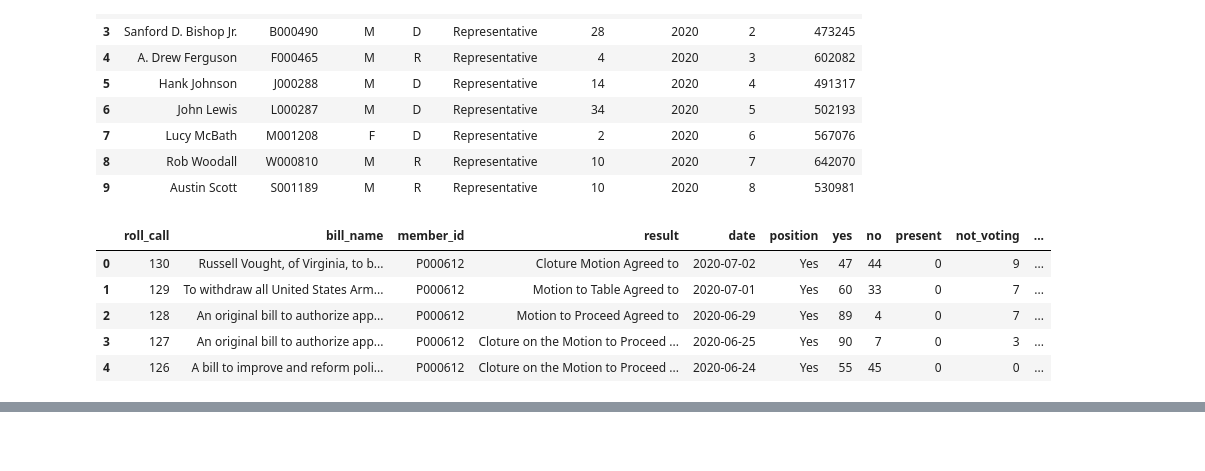
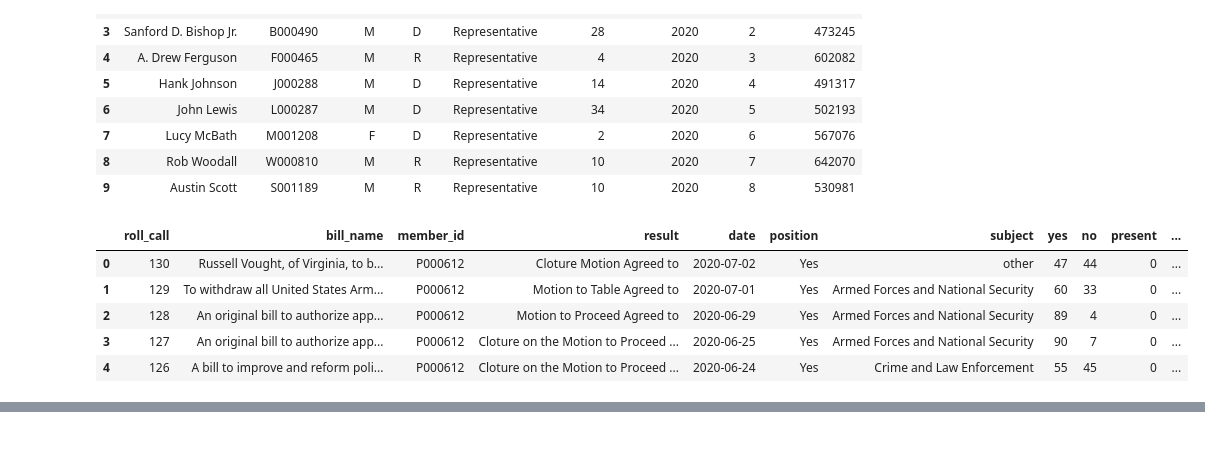
Before and after one commit to niccc/Analyzing-Congress-Voting-Records, a Jupyter notebook: project2.ipynb, the cells around one changed output, grey strips where cells are left out. Saved outputs shown, nothing was run; the diff lists cells and outputs as text; code cells hidden in the pictures.

```diff
--- a/project2.ipynb
+++ b/project2.ipynb
@@ -111,21 +112,23 @@ for item in congress_df["member_id"]:
         votes_dict["position"].append(item["position"])
 # %%
 #create dataframe from dictionary
-votes_df = pd.DataFrame(votes_dict)
+ votes_df = pd.DataFrame(votes_dict)
 
-#NOTES: bill_info and total_votes columns are dictionaries. Havent figured out how we want to sort that data yet
-#       roll_call seems to be the instance of voting, with some bills having been voted on multiple times. Need to look into further
-#votes_df.info()
-#print(votes_df["bill_info"][2])
+ #NOTES: bill_info and total_votes columns are dictionaries. Havent figured out how we want to sort that data yet
+ #       roll_call seems to be the instance of voting, with some bills having been voted on multiple times. Need to look into further
+ #votes_df.info()
+ #print(votes_df["bill_info"][2])
 
-votes_df = pd.concat([votes_df.drop(['total_votes'], axis=1), votes_df['total_votes'].apply(pd.Series)], axis=1)
-votes_df = pd.concat([votes_df.drop(['bill_info'], axis=1), votes_df['bill_info'].apply(pd.Series)], axis=1)
+ votes_df = pd.concat([votes_df.drop(['total_votes'], axis=1), votes_df['total_votes'].apply(pd.Series)], axis=1)
+ votes_df = pd.concat([votes_df.drop(['bill_info'], axis=1), votes_df['bill_info'].apply(pd.Series)], axis=1)
+
+
+ votes_bills = votes_df["bill_id"].copy()
 votes_df.head()
-#votes_df.info()
 # %% [output]
-|  | roll_call | bill_name | member_id | result | date | position | yes | no | present | not_voting | ... |
-| 0 | 130 | Russell Vought, of Virginia, to b... | P000612 | Cloture Motion Agreed to | 2020-07-02 | Yes | 47 | 44 | 0 | 9 | ... |
-| 1 | 129 | To withdraw all United States Arm... | P000612 | Motion to Table Agreed to | 2020-07-01 | Yes | 60 | 33 | 0 | 7 | ... |
-| 2 | 128 | An original bill to authorize app... | P000612 | Motion to Proceed Agreed to | 2020-06-29 | Yes | 89 | 4 | 0 | 7 | ... |
-| 3 | 127 | An original bill to authorize app... | P000612 | Cloture on the Motion to Proceed ... | 2020-06-25 | Yes | 90 | 7 | 0 | 3 | ... |
-| 4 | 126 | A bill to improve and reform poli... | P000612 | Cloture on the Motion to Proceed ... | 2020-06-24 | Yes | 55 | 45 | 0 | 0 | ... |
+|  | roll_call | bill_name | member_id | result | date | position | subject | yes | no | present | ... |
+| 0 | 130 | Russell Vought, of Virginia, to b... | P000612 | Cloture Motion Agreed to | 2020-07-02 | Yes | other | 47 | 44 | 0 | ... |
+| 1 | 129 | To withdraw all United States Arm... | P000612 | Motion to Table Agreed to | 2020-07-01 | Yes | Armed Forces and National Security | 60 | 33 | 0 | ... |
+| 2 | 128 | An original bill to authorize app... | P000612 | Motion to Proceed Agreed to | 2020-06-29 | Yes | Armed Forces and National Security | 89 | 4 | 0 | ... |
+| 3 | 127 | An original bill to authorize app... | P000612 | Cloture on the Motion to Proceed ... | 2020-06-25 | Yes | Armed Forces and National Security | 90 | 7 | 0 | ... |
+| 4 | 126 | A bill to improve and reform poli... | P000612 | Cloture on the Motion to Proceed ... | 2020-06-24 | Yes | Crime and Law Enforcement | 55 | 45 | 0 | ... |
```
Also changed, not shown: parts of 14 cells of this notebook, 3 other files.
